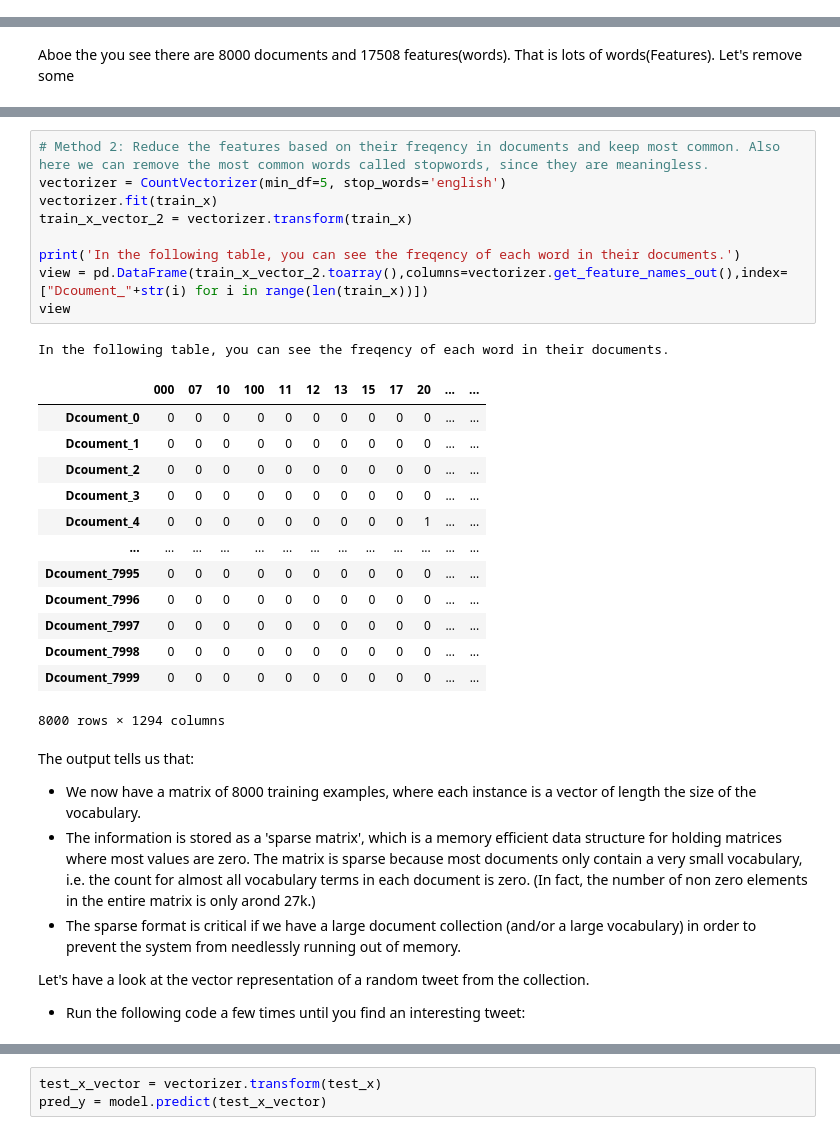
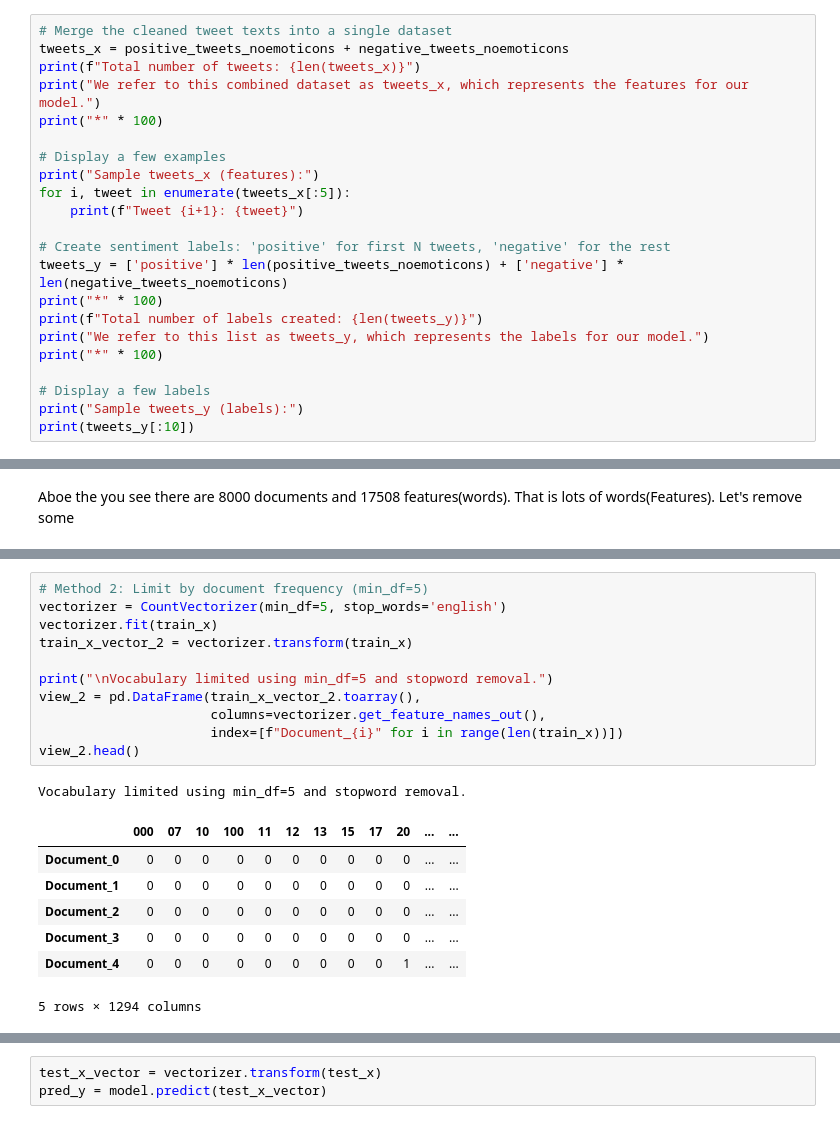
Before and after one commit to Mohammad-Amirifard/NLP_Tutorial, a Jupyter notebook: 02_Building_a_Text_Classifier.ipynb, the cells around one changed output, grey strips where cells are left out. Saved outputs shown, nothing was run; the diff lists cells and outputs as text.

```diff
--- a/02_Building_a_Text_Classifier.ipynb
+++ b/02_Building_a_Text_Classifier.ipynb
@@ -354,0 +250,22 @@ In the following table, you can see the freqency of each word in their documents
+# %%
+# Merge the cleaned tweet texts into a single dataset
+tweets_x = positive_tweets_noemoticons + negative_tweets_noemoticons
+print(f"Total number of tweets: {len(tweets_x)}")
+print("We refer to this combined dataset as tweets_x, which represents the features for our model.")
+print("*" * 100)
+
+# Display a few examples
+print("Sample tweets_x (features):")
+for i, tweet in enumerate(tweets_x[:5]):
+    print(f"Tweet {i+1}: {tweet}")
+
+# Create sentiment labels: 'positive' for first N tweets, 'negative' for the rest
+tweets_y = ['positive'] * len(positive_tweets_noemoticons) + ['negative'] * len(negative_tweets_noemoticons)
+print("*" * 100)
+print(f"Total number of labels created: {len(tweets_y)}")
+print("We refer to this list as tweets_y, which represents the labels for our model.")
+print("*" * 100)
+
+# Display a few labels
+print("Sample tweets_y (labels):")
+print(tweets_y[:10])
@@ -395,32 +489,20 @@ In the following table, you can see the freqency of each word in their documents
 # %%
-# Method 2: Reduce the features based on their freqency in documents and keep most common. Also here we can remove the most common words called stopwords, since they are meaningless.
+# Method 2: Limit by document frequency (min_df=5)
 vectorizer = CountVectorizer(min_df=5, stop_words='english')
 vectorizer.fit(train_x)
 train_x_vector_2 = vectorizer.transform(train_x)
 
-print('In the following table, you can see the freqency of each word in their documents.')
-view = pd.DataFrame(train_x_vector_2.toarray(),columns=vectorizer.get_feature_names_out(),index=["Dcoument_"+str(i) for i in range(len(train_x))])
-view
+print("\nVocabulary limited using min_df=5 and stopword removal.")
+view_2 = pd.DataFrame(train_x_vector_2.toarray(),
+                      columns=vectorizer.get_feature_names_out(),
+                      index=[f"Document_{i}" for i in range(len(train_x))])
+view_2.head()
 # %% [output]
-In the following table, you can see the freqency of each word in their documents.
+Vocabulary limited using min_df=5 and stopword removal.
 |  | 000 | 07 | 10 | 100 | 11 | 12 | 13 | 15 | 17 | 20 | ... | ... |
-| Dcoument_0 | 0 | 0 | 0 | 0 | 0 | 0 | 0 | 0 | 0 | 0 | ... | ... |
-| Dcoument_1 | 0 | 0 | 0 | 0 | 0 | 0 | 0 | 0 | 0 | 0 | ... | ... |
-| Dcoument_2 | 0 | 0 | 0 | 0 | 0 | 0 | 0 | 0 | 0 | 0 | ... | ... |
-| Dcoument_3 | 0 | 0 | 0 | 0 | 0 | 0 | 0 | 0 | 0 | 0 | ... | ... |
-| Dcoument_4 | 0 | 0 | 0 | 0 | 0 | 0 | 0 | 0 | 0 | 1 | ... | ... |
-| ... | ... | ... | ... | ... | ... | ... | ... | ... | ... | ... | ... | ... |
-| Dcoument_7995 | 0 | 0 | 0 | 0 | 0 | 0 | 0 | 0 | 0 | 0 | ... | ... |
-| Dcoument_7996 | 0 | 0 | 0 | 0 | 0 | 0 | 0 | 0 | 0 | 0 | ... | ... |
-| Dcoument_7997 | 0 | 0 | 0 | 0 | 0 | 0 | 0 | 0 | 0 | 0 | ... | ... |
-| Dcoument_7998 | 0 | 0 | 0 | 0 | 0 | 0 | 0 | 0 | 0 | 0 | ... | ... |
-| Dcoument_7999 | 0 | 0 | 0 | 0 | 0 | 0 | 0 | 0 | 0 | 0 | ... | ... |
+| Document_0 | 0 | 0 | 0 | 0 | 0 | 0 | 0 | 0 | 0 | 0 | ... | ... |
+| Document_1 | 0 | 0 | 0 | 0 | 0 | 0 | 0 | 0 | 0 | 0 | ... | ... |
+| Document_2 | 0 | 0 | 0 | 0 | 0 | 0 | 0 | 0 | 0 | 0 | ... | ... |
+| Document_3 | 0 | 0 | 0 | 0 | 0 | 0 | 0 | 0 | 0 | 0 | ... | ... |
+| Document_4 | 0 | 0 | 0 | 0 | 0 | 0 | 0 | 0 | 0 | 1 | ... | ... |
-8000 rows × 1294 columns
+5 rows × 1294 columns
-# %% [markdown]
-The output tells us that:
-- We now have a matrix of 8000 training examples, where each instance is a vector of length the size of the vocabulary.
-- The information is stored as a 'sparse matrix', which is a memory efficient data structure for holding matrices where most values are zero. The matrix is sparse because most documents only contain a very small vocabulary, i.e. the count for almost all vocabulary terms in each document is zero. (In fact, the number of non zero elements in the entire matrix is only arond 27k.)
-- The sparse format is critical if we have a large document collection (and/or a large vocabulary) in order to prevent the system from needlessly running out of memory.
-
-Let's have a look at the vector representation of a random tweet from the collection.
-- Run the following code a few times until you find an interesting tweet:
```
Also changed, not shown: parts of 119 cells of this notebook.
